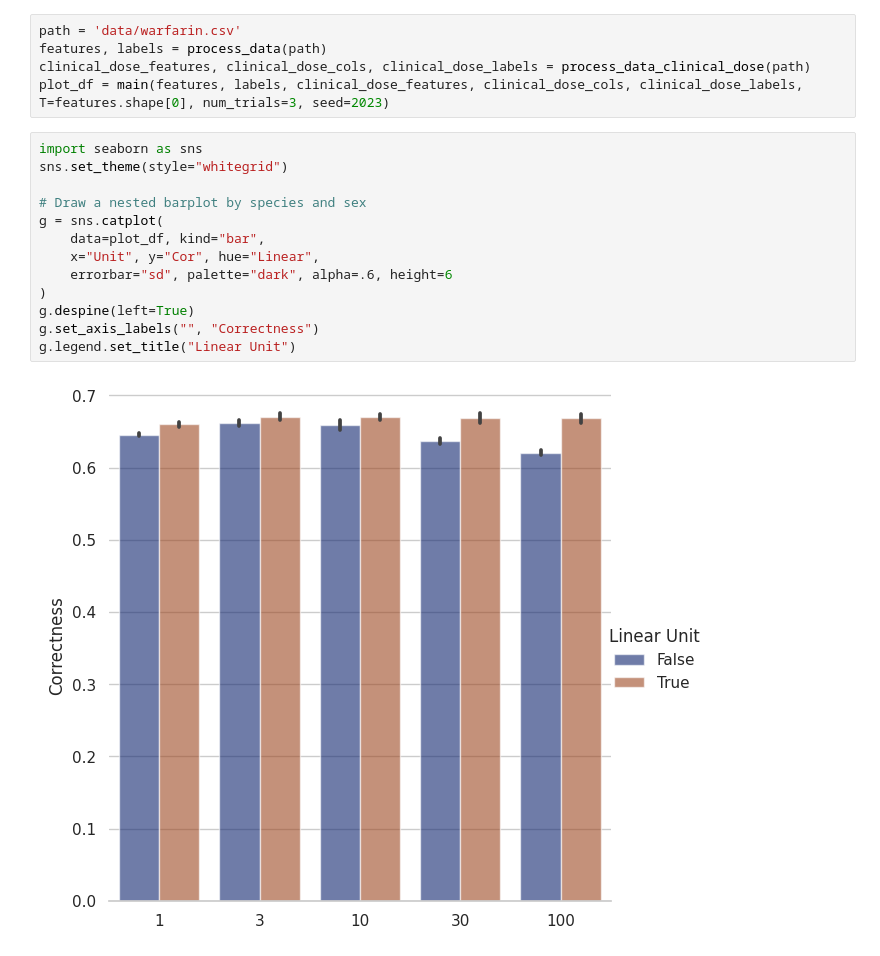
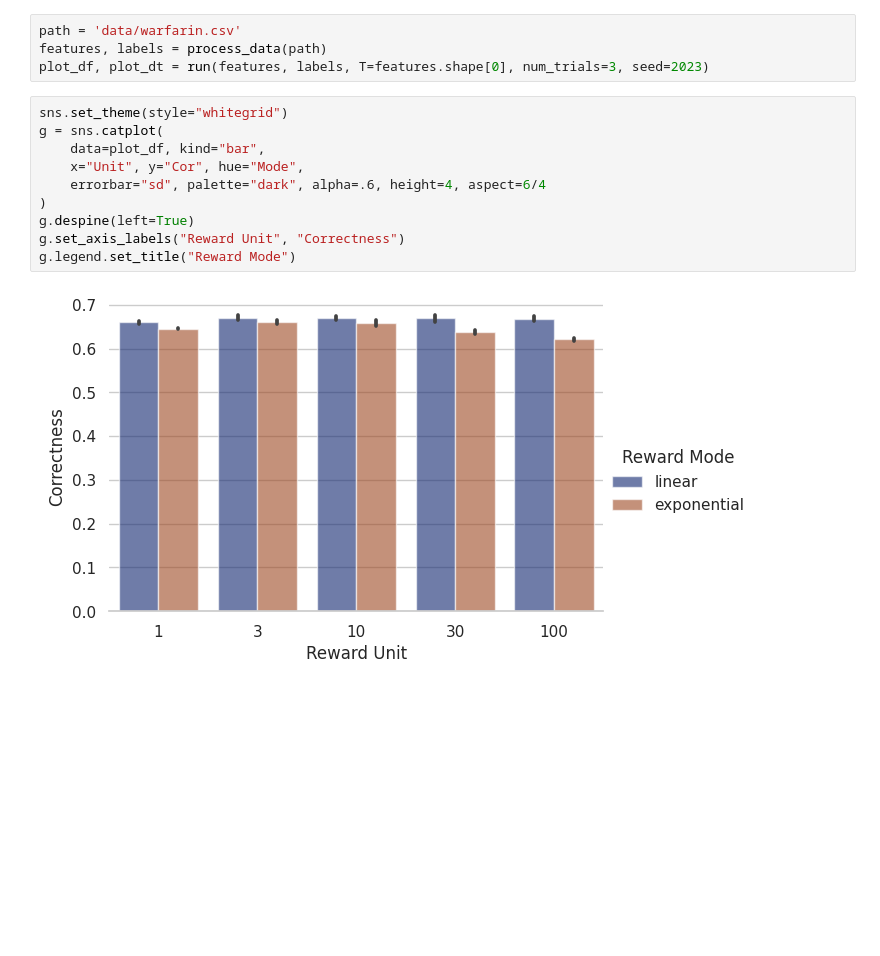
Before and after one commit to chnlyi/cs234_project, a Jupyter notebook: RewardRisk.ipynb, the cells around one changed output. Saved outputs shown, nothing was run; the diff lists cells and outputs as text; blank space fills up the shorter version.

Commit message:
clean up notebook code; modify reward structure

```diff
--- a/RewardRisk.ipynb
+++ b/RewardRisk.ipynb
@@ -51,20 +41,16 @@ def main(features, labels, clinical_dose_df, clinical_dose_cols, clinical_dose_l
 # %%
 path = 'data/warfarin.csv'
 features, labels = process_data(path)
-clinical_dose_features, clinical_dose_cols, clinical_dose_labels = process_data_clinical_dose(path)
-plot_df = main(features, labels, clinical_dose_features, clinical_dose_cols, clinical_dose_labels, T=features.shape[0], num_trials=3, seed=2023)
+plot_df, plot_dt = run(features, labels, T=features.shape[0], num_trials=3, seed=2023)
 # %%
-import seaborn as sns
 sns.set_theme(style="whitegrid")
-
-# Draw a nested barplot by species and sex
 g = sns.catplot(
     data=plot_df, kind="bar",
-    x="Unit", y="Cor", hue="Linear",
-    errorbar="sd", palette="dark", alpha=.6, height=6
+    x="Unit", y="Cor", hue="Mode",
+    errorbar="sd", palette="dark", alpha=.6, height=4, aspect=6/4
 )
 g.despine(left=True)
-g.set_axis_labels("", "Correctness")
-g.legend.set_title("Linear Unit")
+g.set_axis_labels("Reward Unit", "Correctness")
+g.legend.set_title("Reward Mode")
 # %% [output]
-[figure, old version]
+[figure, new version]
```
Also changed, not shown: parts of 5 cells of this notebook, 1 other file.
